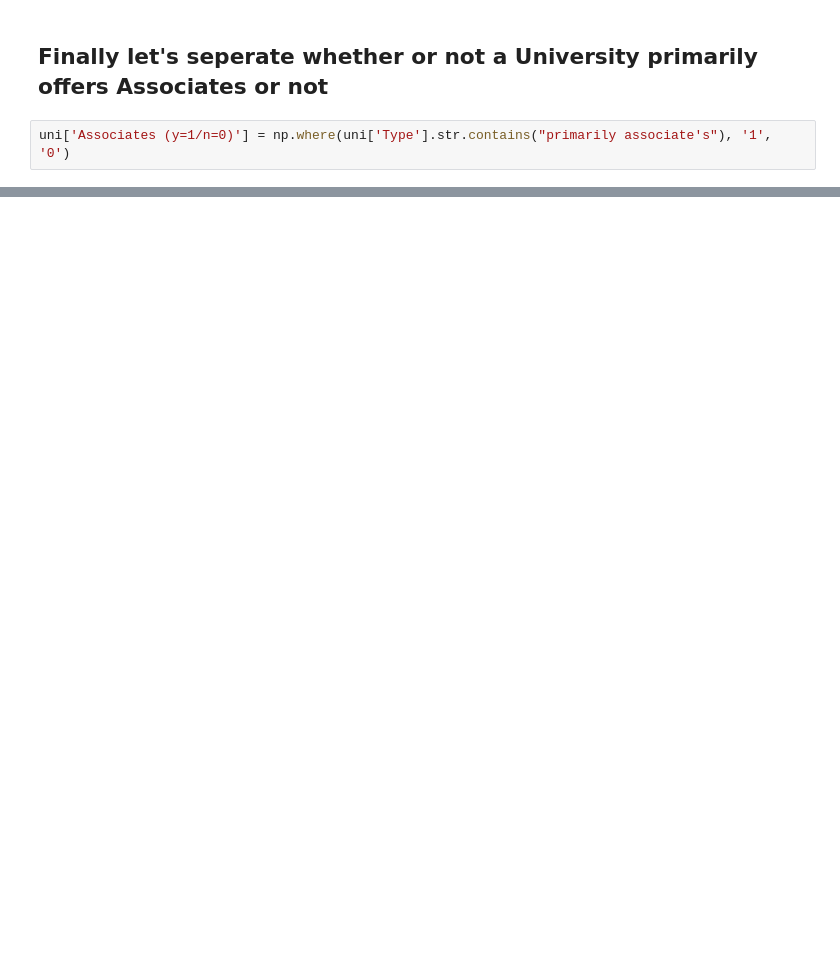
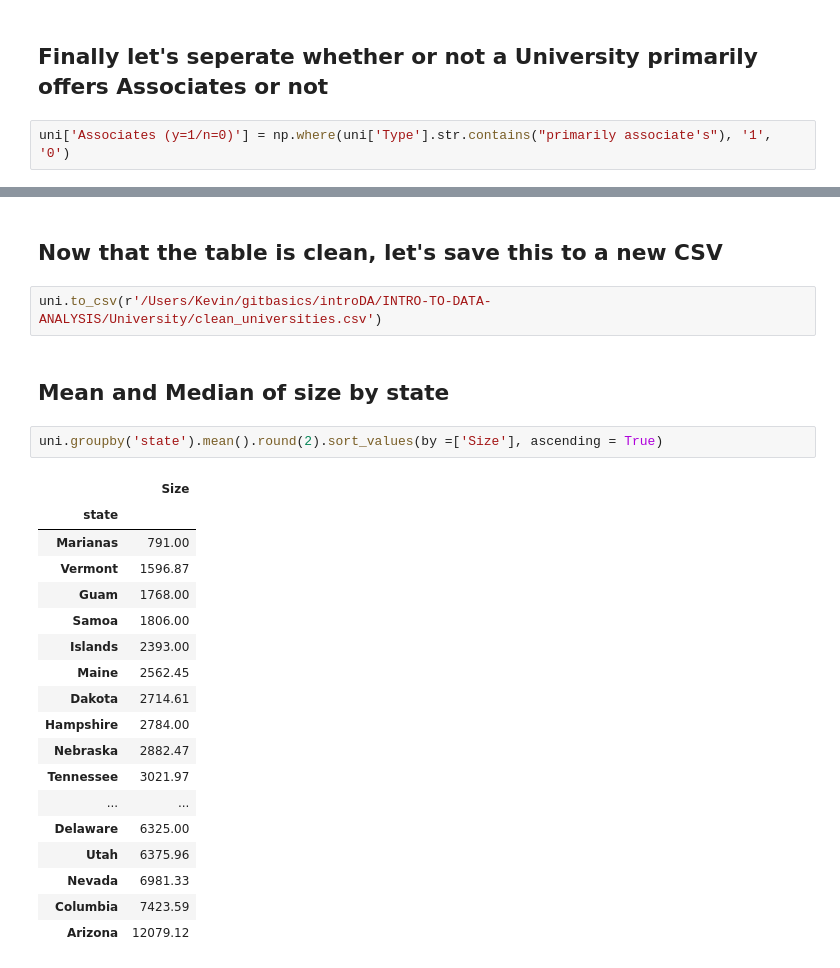
Before and after one commit to Kisazadev/University, a Jupyter notebook: Kevin's Universities.ipynb, the cells around one changed output, grey strips where cells are left out. Drawn from its saved outputs; the diff is of its cells as text; blank space fills up the shorter version.

```diff
--- a/Kevin's Universities.ipynb
+++ b/Kevin's Universities.ipynb
@@ -189,0 +185,27 @@ uni.head(10)
+# %% [markdown]
+## Now that the table is clean, let's save this to a new CSV
+# %%
+uni.to_csv(r'/Users/Kevin/gitbasics/introDA/INTRO-TO-DATA-ANALYSIS/University/clean_universities.csv')
+# %% [markdown]
+## Mean and Median of size by state
+# %%
+uni.groupby('state').mean().round(2).sort_values(by =['Size'], ascending = True)
+# %% [output]
+|  | Size |
+| state |  |
+| Marianas | 791.00 |
+| Vermont | 1596.87 |
+| Guam | 1768.00 |
+| Samoa | 1806.00 |
+| Islands | 2393.00 |
+| Maine | 2562.45 |
+| Dakota | 2714.61 |
+| Hampshire | 2784.00 |
+| Nebraska | 2882.47 |
+| Tennessee | 3021.97 |
+| ... | ... |
+| Delaware | 6325.00 |
+| Utah | 6375.96 |
+| Nevada | 6981.33 |
+| Columbia | 7423.59 |
+| Arizona | 12079.12 |
```
Also changed, not shown: parts of 7 cells of this notebook, 1 other file.
